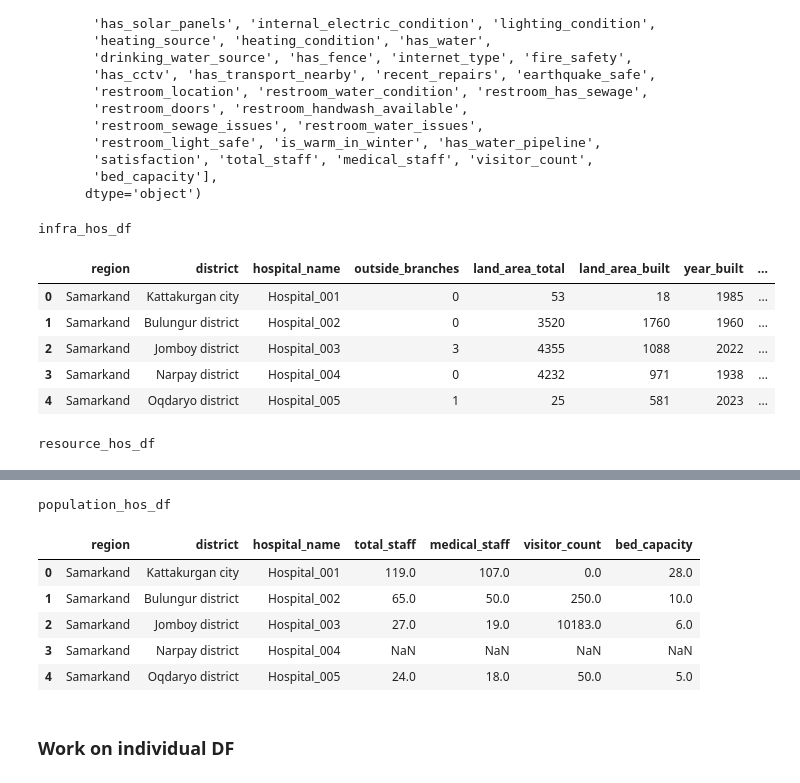
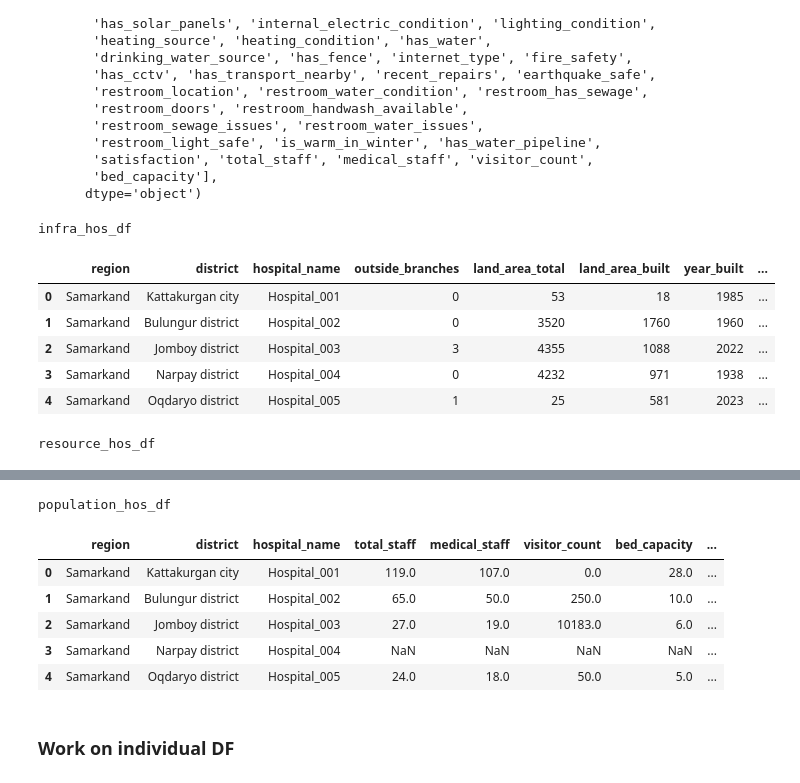
Before and after one commit to Kartikrast/social-infra-prediction-model, a Jupyter notebook: python_files/steps.ipynb, the cells around one changed output, grey strips where cells are left out. Cells and saved outputs as stored; diff of their text form; code cells hidden in the pictures.

```diff
--- a/python_files/steps.ipynb
+++ b/python_files/steps.ipynb
@@ -309,40 +310,40 @@ resource_hos_df = hos_df[['region', 'district', 'hospital_name', 'toilet_water_s
        'restroom_water_issues', 'restroom_light_safe', 'is_warm_in_winter',
        'has_water_pipeline', 'satisfaction']]
 
 population_hos_df = hos_df[['region', 'district', 'hospital_name', 'total_staff', 'medical_staff',
-       'visitor_count', 'bed_capacity']]
+       'visitor_count', 'bed_capacity', 'design_capacity']]
 
 
 print("infra_hos_df")
 display(infra_hos_df.head())
 
 print("resource_hos_df")
 display(resource_hos_df.head())
 
 print("population_hos_df")
 display(population_hos_df.head())
 # %% [output]
 infra_hos_df
 |  | region | district | hospital_name | outside_branches | land_area_total | land_area_built | year_built | ... |
 | 0 | Samarkand | Kattakurgan city | Hospital_001 | 0 | 53 | 18 | 1985 | ... |
 | 1 | Samarkand | Bulungur district | Hospital_002 | 0 | 3520 | 1760 | 1960 | ... |
 | 2 | Samarkand | Jomboy district | Hospital_003 | 3 | 4355 | 1088 | 2022 | ... |
 | 3 | Samarkand | Narpay district | Hospital_004 | 0 | 4232 | 971 | 1938 | ... |
 | 4 | Samarkand | Oqdaryo district | Hospital_005 | 1 | 25 | 581 | 2023 | ... |
 resource_hos_df
 |  | region | district | hospital_name | toilet_water_supply | electricity_supply | has_generator | ... |
 | 0 | Samarkand | Kattakurgan city | Hospital_001 | Not at all | It goes out at certain times duri... | Not available | ... |
 | 1 | Samarkand | Bulungur district | Hospital_002 | There is water and a sink. | It goes out at certain times duri... | Not available | ... |
 | 2 | Samarkand | Jomboy district | Hospital_003 | there is no sink | Almost does not turn off during t... | Available | ... |
 | 3 | Samarkand | Narpay district | Hospital_004 | There is water and a sink. | Almost does not turn off during t... | Not available | ... |
 | 4 | Samarkand | Oqdaryo district | Hospital_005 | There is water and a sink. | It goes out at certain times duri... | Not available | ... |
 population_hos_df
-|  | region | district | hospital_name | total_staff | medical_staff | visitor_count | bed_capacity |
-| 0 | Samarkand | Kattakurgan city | Hospital_001 | 119.0 | 107.0 | 0.0 | 28.0 |
-| 1 | Samarkand | Bulungur district | Hospital_002 | 65.0 | 50.0 | 250.0 | 10.0 |
-| 2 | Samarkand | Jomboy district | Hospital_003 | 27.0 | 19.0 | 10183.0 | 6.0 |
-| 3 | Samarkand | Narpay district | Hospital_004 | NaN | NaN | NaN | NaN |
-| 4 | Samarkand | Oqdaryo district | Hospital_005 | 24.0 | 18.0 | 50.0 | 5.0 |
+|  | region | district | hospital_name | total_staff | medical_staff | visitor_count | bed_capacity | ... |
+| 0 | Samarkand | Kattakurgan city | Hospital_001 | 119.0 | 107.0 | 0.0 | 28.0 | ... |
+| 1 | Samarkand | Bulungur district | Hospital_002 | 65.0 | 50.0 | 250.0 | 10.0 | ... |
+| 2 | Samarkand | Jomboy district | Hospital_003 | 27.0 | 19.0 | 10183.0 | 6.0 | ... |
+| 3 | Samarkand | Narpay district | Hospital_004 | NaN | NaN | NaN | NaN | ... |
+| 4 | Samarkand | Oqdaryo district | Hospital_005 | 24.0 | 18.0 | 50.0 | 5.0 | ... |
 # %% [markdown]
 ### Work on individual DF
 # %% [markdown]
```
Also changed, not shown: parts of 10 cells of this notebook.
